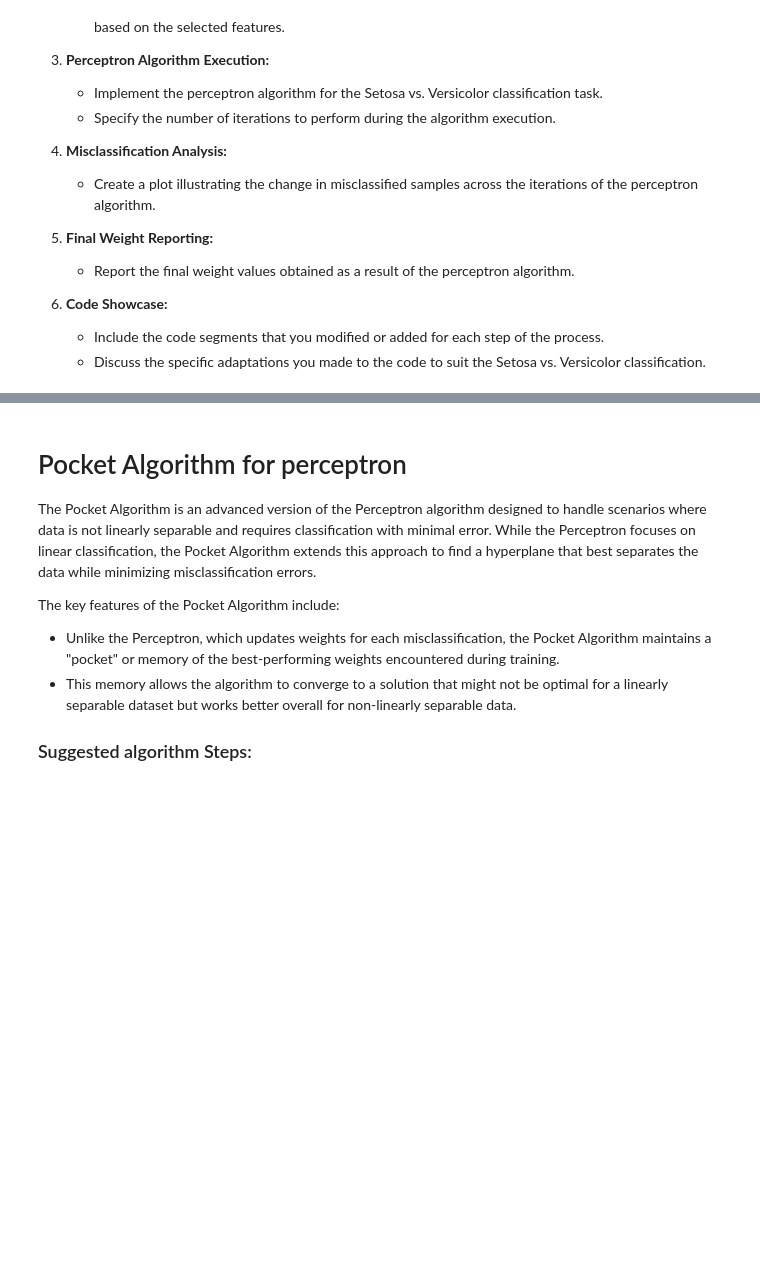
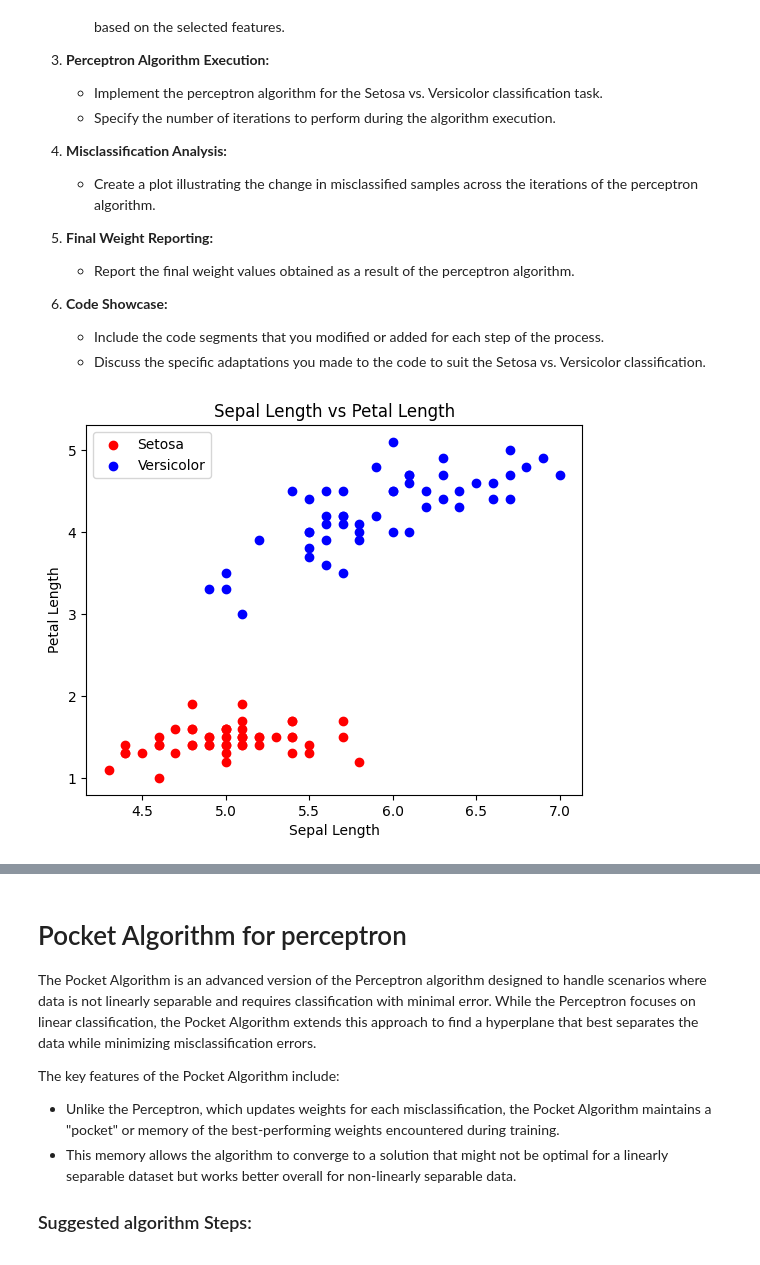
Before and after one commit to MateuszP137/EEML-CW, a Jupyter notebook: 01_ML_PLA.ipynb, the cells around one changed output, grey strips where cells are left out. Drawn from its saved outputs; the diff is of its cells as text; code cells hidden in the pictures; blank space fills up the shorter version.

```diff
--- a/01_ML_PLA.ipynb
+++ b/01_ML_PLA.ipynb
@@ -294,3 +294,23 @@ In this task, we will replicate the previous steps of the tutorial to perform bi
 6. **Code Showcase:**
    - Include the code segments that you modified or added for each step of the process.
    - Discuss the specific adaptations you made to the code to suit the Setosa vs. Versicolor classification.
+# %%
+setosa_label = iris_data.iloc[0:50,4].values
+versicolor_label = iris_data.iloc[50:100,4].values    # Changed indices to versicolor
+labels = np.concatenate((setosa_label, versicolor_label))
+
+y = np.where(labels == 0, -1, 1)
+
+X_setosa = iris_data.iloc[0:50, [0,2]]
+X_versicolor = iris_data.iloc[50:100, [0,2]]
+X = np.concatenate((X_setosa,X_versicolor))
+
+plt.scatter(X[:50,0],X[:50,1],color='red',marker='o',label='Setosa')
+plt.scatter(X[50:100,0],X[50:100,1],color='blue',marker='o',label='Versicolor')
+plt.title("Sepal Length vs Petal Length")
+plt.xlabel('Sepal Length')
+plt.ylabel('Petal Length')
+plt.legend(loc='upper left')
+plt.show()
+# %% [output]
+[figure, added]
```
Also changed, not shown: parts of 5 cells of this notebook.
